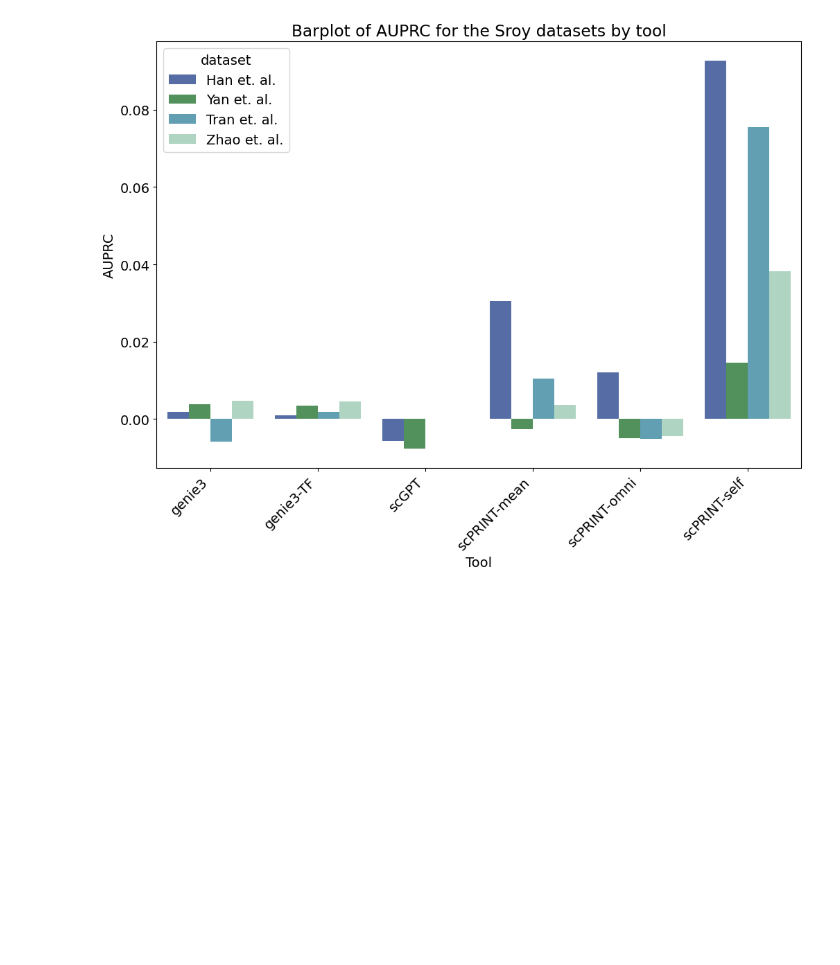
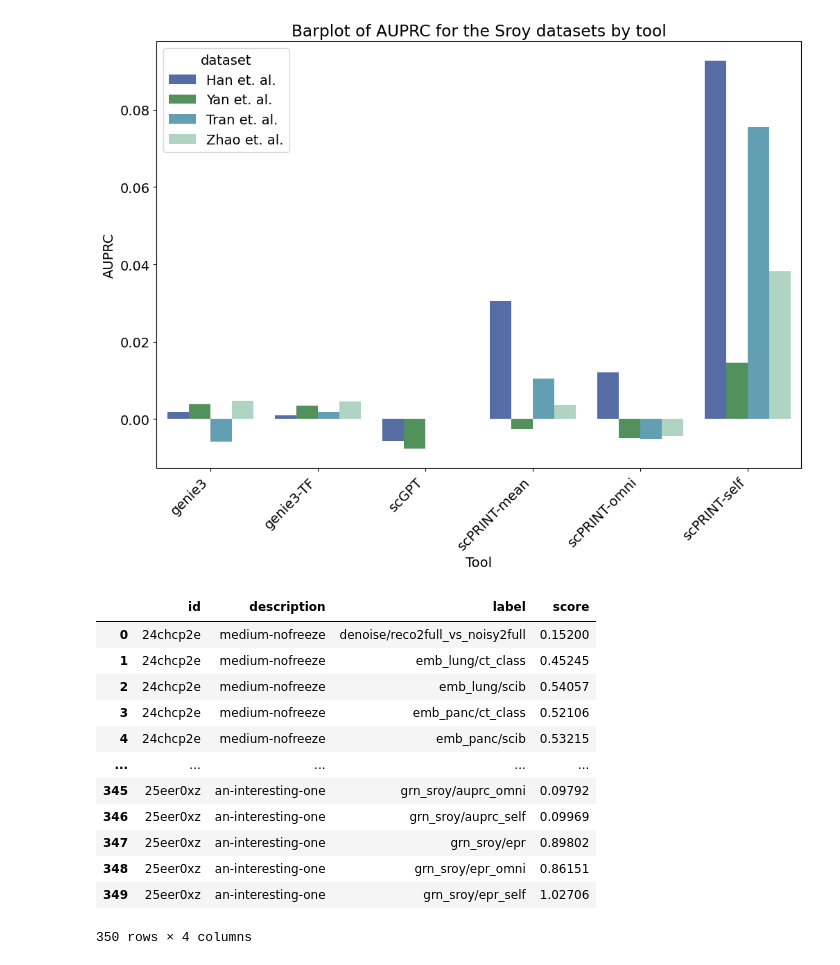
Before and after one commit to jkobject/scPRINT, a Jupyter notebook: figures/plot_results.ipynb, the cells around one changed output. Drawn from its saved outputs; the diff is of its cells as text; code cells hidden in the pictures; blank space fills up the shorter version.

```diff
--- a/figures/plot_results.ipynb
+++ b/figures/plot_results.ipynb
@@ -290,3 +266,20 @@ Try using .loc[row_indexer,col_indexer] = value instead
 See the caveats in the documentation: https://pandas.pydata.org/pandas-docs/stable/user_guide/indexing.html#returning-a-view-versus-a-copy
   filtered_res['tool'] = filtered_res.apply(lambda row: f"{row['tool']}-TF" if row['TF_only'] else row['tool'], axis=1)
 [figure]
+# %%
+res = pd.read_csv('data/ablation_scores.tsv', sep="\t")
+res
+# %% [output]
+|  | id | description | label | score |
+| 0 | 24chcp2e | medium-nofreeze | denoise/reco2full_vs_noisy2full | 0.15200 |
+| 1 | 24chcp2e | medium-nofreeze | emb_lung/ct_class | 0.45245 |
+| 2 | 24chcp2e | medium-nofreeze | emb_lung/scib | 0.54057 |
+| 3 | 24chcp2e | medium-nofreeze | emb_panc/ct_class | 0.52106 |
+| 4 | 24chcp2e | medium-nofreeze | emb_panc/scib | 0.53215 |
+| ... | ... | ... | ... | ... |
+| 345 | 25eer0xz | an-interesting-one | grn_sroy/auprc_omni | 0.09792 |
+| 346 | 25eer0xz | an-interesting-one | grn_sroy/auprc_self | 0.09969 |
+| 347 | 25eer0xz | an-interesting-one | grn_sroy/epr | 0.89802 |
+| 348 | 25eer0xz | an-interesting-one | grn_sroy/epr_omni | 0.86151 |
+| 349 | 25eer0xz | an-interesting-one | grn_sroy/epr_self | 1.02706 |
+350 rows × 4 columns
```
Also changed, not shown: parts of 5 cells of this notebook, 5 other files.
